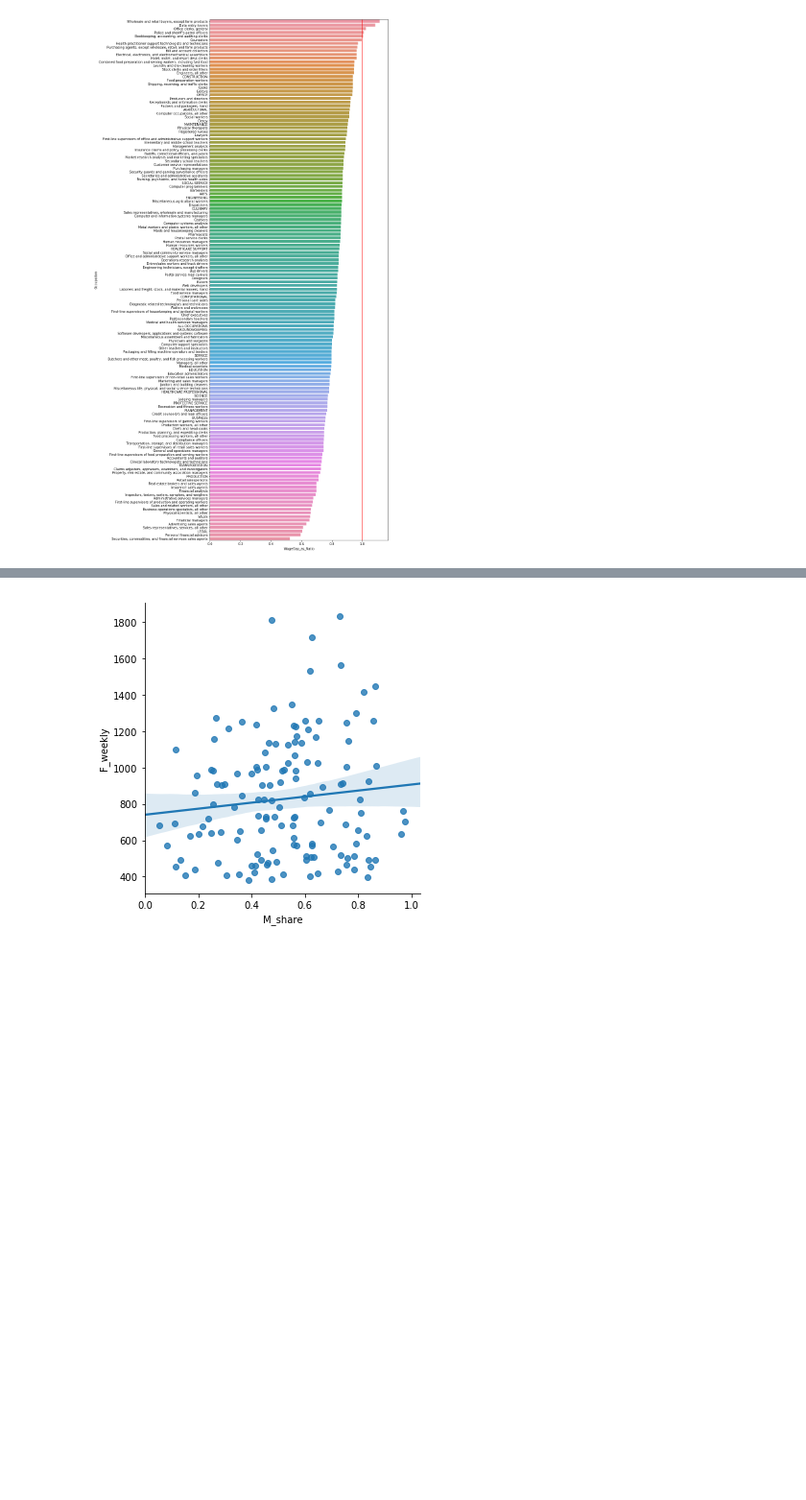
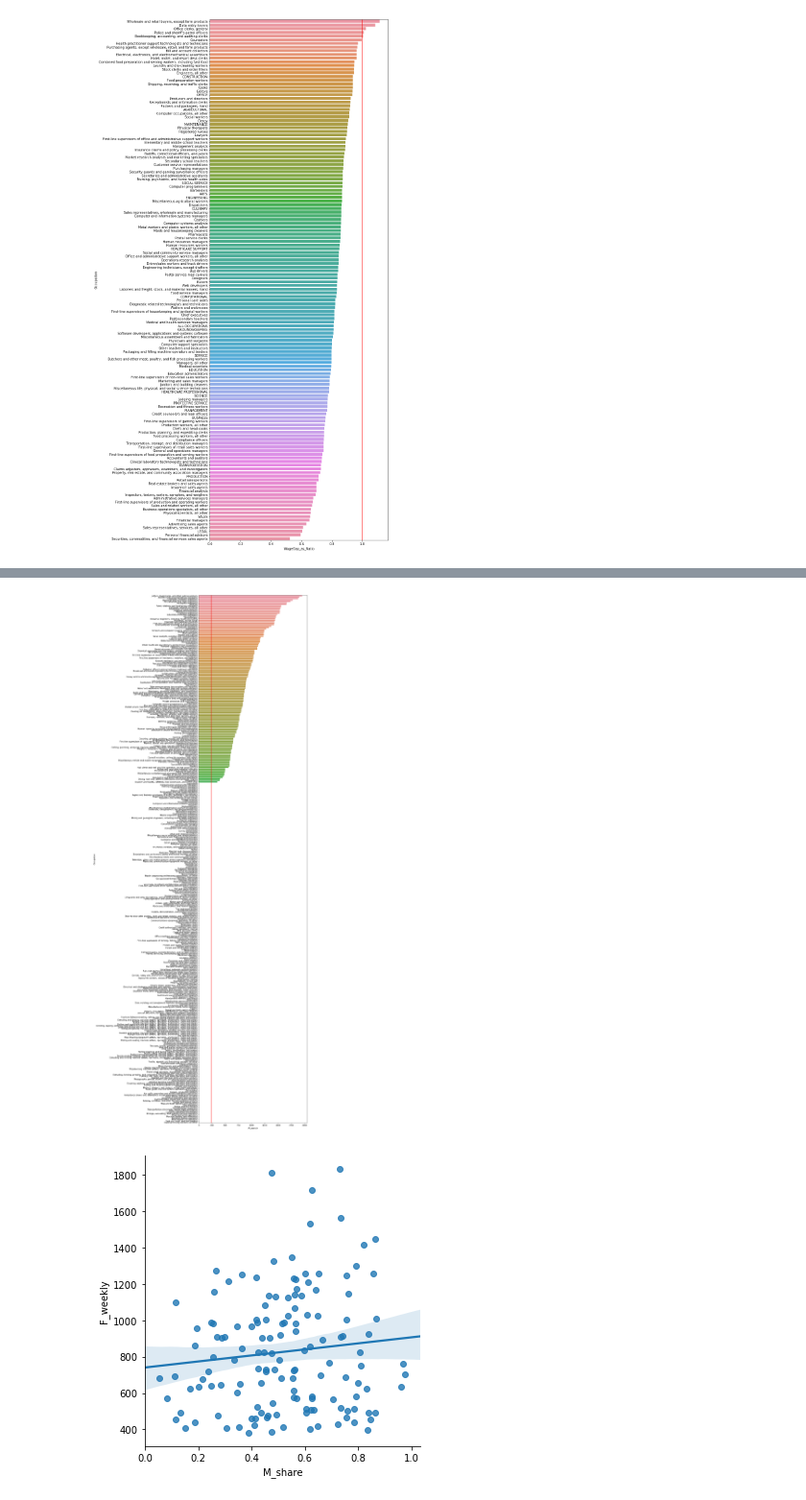
Before and after one commit to Schmidt8181/CapstoneProject, a Jupyter notebook: CapstoneProject.ipynb, the cells around one changed output, grey strips where cells are left out. Shown at 96% size. Cells and saved outputs as stored; diff of their text form; code cells hidden in the pictures; blank space fills up the shorter version.

```diff
--- a/CapstoneProject.ipynb
+++ b/CapstoneProject.ipynb
@@ -411,3 +417,14 @@ plt.show()
+# %%
+plt.figure(figsize=((10,50)))
+sns.barplot(x='All_weekly',
+            y='Occupation',
+            data=no_wage_df.sort_values('All_weekly', ascending=False))
+# HHS defines poverty as $12,140 per year for one person
+# That roughly divides into $233 per week(not accounting for taxes)
+plt.axvline(x=233, color='red', linestyle='solid')
+plt.show()
+# %% [output]
+[figure, added]
 # %%
 sns.lmplot(x='M_share', y='F_weekly', data=cleanedgenderwage)
 plt.show()
```
Also changed, not shown: parts of 12 cells of this notebook.
